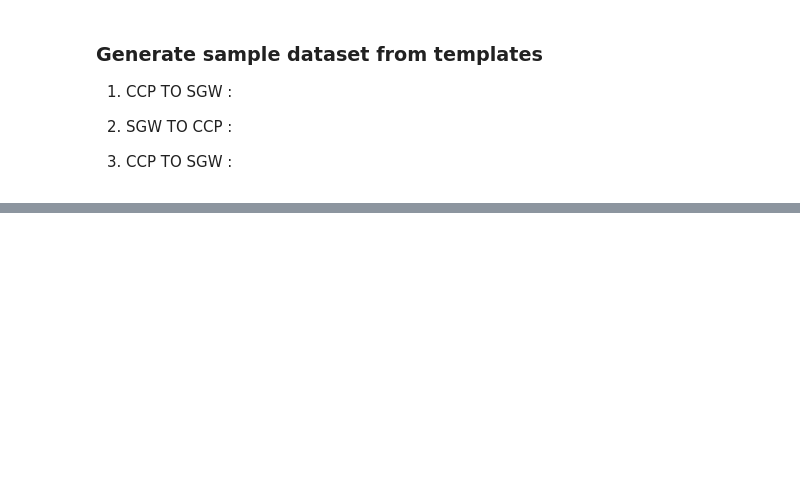
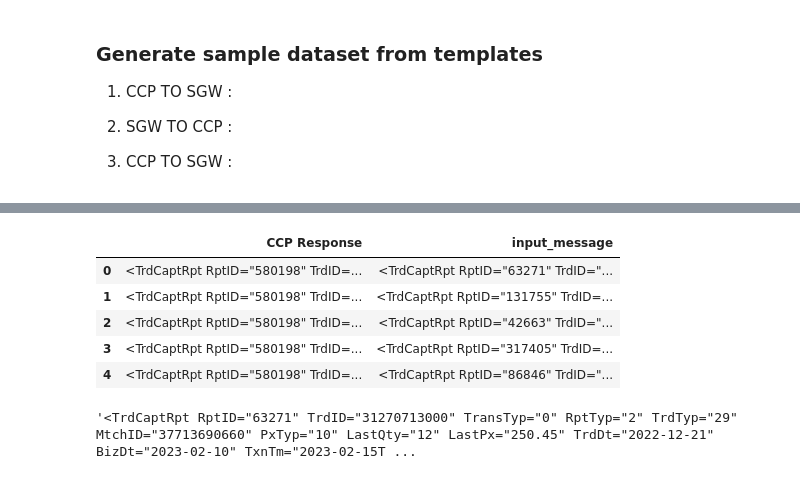
Before and after one commit to szairi2011/ccp-simulator-ai, a Jupyter notebook: ET_full_service_predictor.ipynb, the cells around one changed output, grey strips where cells are left out. Saved outputs shown, nothing was run; the diff lists cells and outputs as text; code cells hidden in the pictures; blank space fills up the shorter version.

```diff
--- a/ET_full_service_predictor.ipynb
+++ b/ET_full_service_predictor.ipynb
@@ -208,0 +128,17 @@ NameError: name 'rpt_id' is not defined
+# %%
+# Concatenate input messages in a single one
+df['input_message'] = df['Executed Trade'] + ' ' + df['Full Service Operation']
+df.drop(['Executed Trade', 'Full Service Operation'], axis=1, inplace=True)
+
+df.head()
+# %% [output]
+|  | CCP Response | input_message |
+| 0 | <TrdCaptRpt RptID="580198" TrdID=... | <TrdCaptRpt RptID="63271" TrdID="... |
+| 1 | <TrdCaptRpt RptID="580198" TrdID=... | <TrdCaptRpt RptID="131755" TrdID=... |
+| 2 | <TrdCaptRpt RptID="580198" TrdID=... | <TrdCaptRpt RptID="42663" TrdID="... |
+| 3 | <TrdCaptRpt RptID="580198" TrdID=... | <TrdCaptRpt RptID="317405" TrdID=... |
+| 4 | <TrdCaptRpt RptID="580198" TrdID=... | <TrdCaptRpt RptID="86846" TrdID="... |
+# %%
+df['input_message'][0]
+# %% [output]
+'<TrdCaptRpt RptID="63271" TrdID="31270713000" TransTyp="0" RptTyp="2" TrdTyp="29" MtchID="37713690660" PxTyp="10" LastQty="12" LastPx="250.45" TrdDt="2022-12-21" BizDt="2023-02-10" TxnTm="2023-02-15T ...
```
Also changed, not shown: parts of 42 cells of this notebook, 3 other files.
